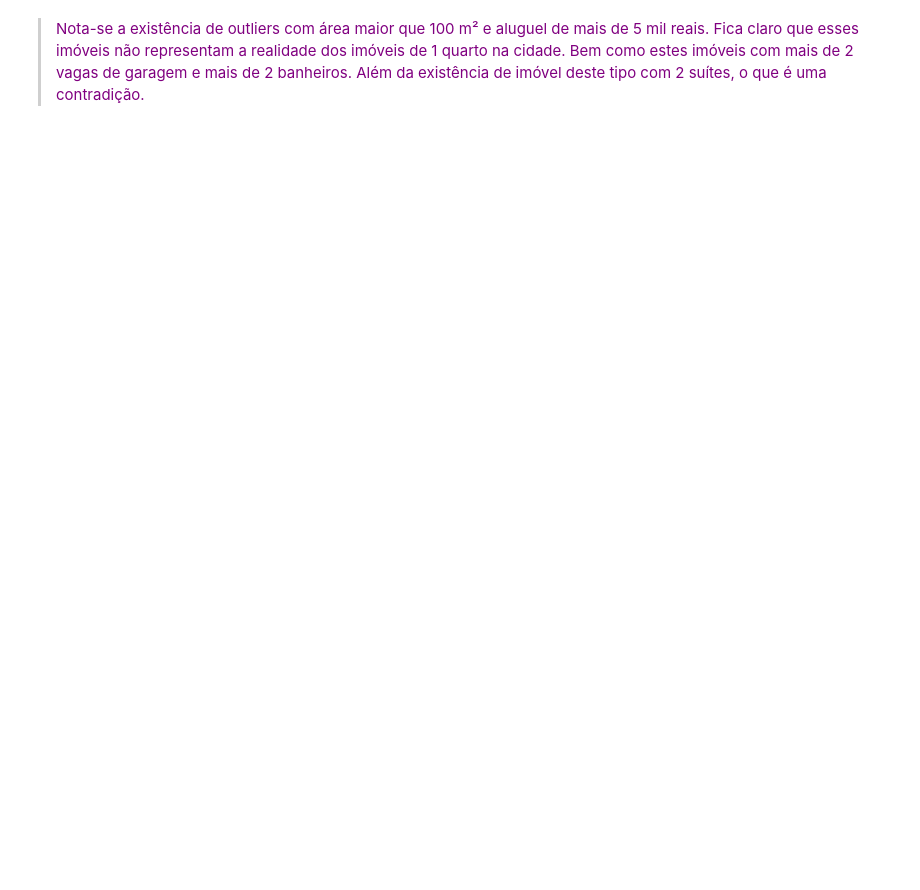
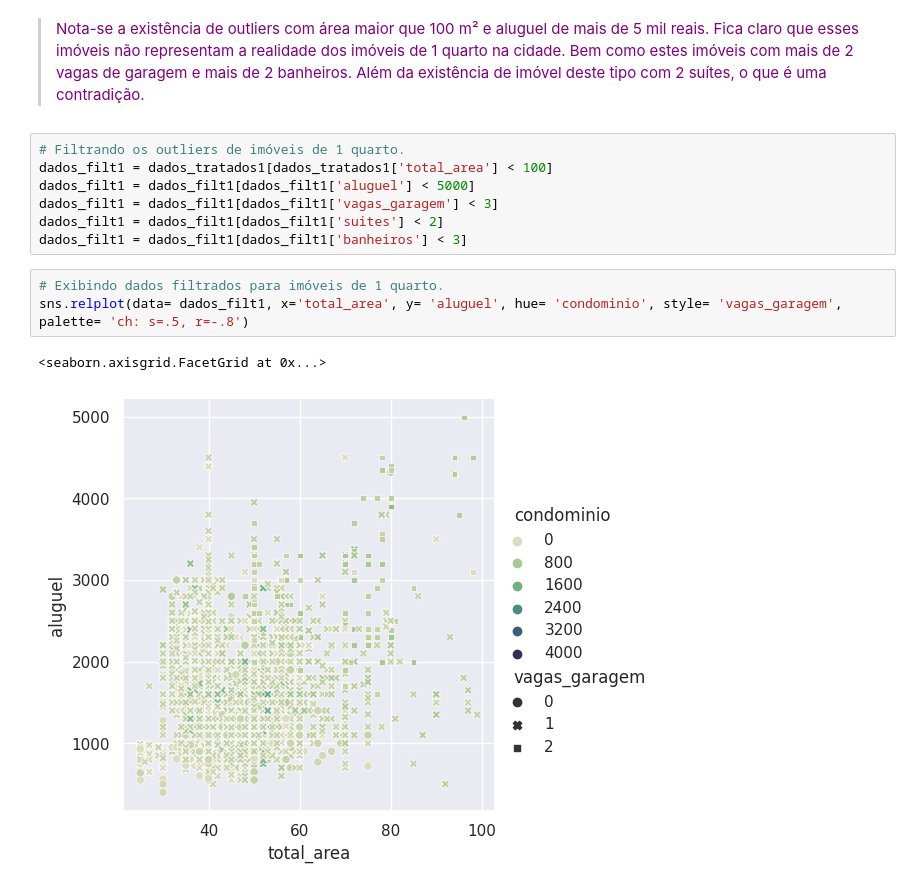
Before and after one commit to fabiollg/PI-4_Predicao_Valores_Imoveis_SJC, a Jupyter notebook: PI_4_Predicao_Valores_Imoveis_SJC.ipynb, the cells around one changed output. Drawn from its saved outputs; the diff is of its cells as text; blank space fills up the shorter version.

```diff
--- a/PI_4_Predicao_Valores_Imoveis_SJC.ipynb
+++ b/PI_4_Predicao_Valores_Imoveis_SJC.ipynb
@@ -1102,3 +1105,16 @@ dados_tratados1.describe(percentiles=[0.05,0.10,0.25,0.5,0.75,0.9,0.95])
 | max | 3.000000 | 1.0 | 2.000000 | 6.0 | 348.000000 | 20000.000000 | 4389.000000 | -23.093156 | -45.758430 |
 # %% [markdown]
 > <font color="#800080">Nota-se a existência de outliers com área maior que 100 m² e aluguel de mais de 5 mil reais. Fica claro que esses imóveis não representam a realidade dos imóveis de 1 quarto na cidade. Bem como estes imóveis com mais de 2 vagas de garagem e mais de 2 banheiros. Além da existência de imóvel deste tipo com 2 suítes, o que é uma contradição.</font>
+# %%
+# Filtrando os outliers de imóveis de 1 quarto.
+dados_filt1 = dados_tratados1[dados_tratados1['total_area'] < 100]
+dados_filt1 = dados_filt1[dados_filt1['aluguel'] < 5000]
+dados_filt1 = dados_filt1[dados_filt1['vagas_garagem'] < 3]
+dados_filt1 = dados_filt1[dados_filt1['suites'] < 2]
+dados_filt1 = dados_filt1[dados_filt1['banheiros'] < 3]
+# %%
+# Exibindo dados filtrados para imóveis de 1 quarto.
+sns.relplot(data= dados_filt1, x='total_area', y= 'aluguel', hue= 'condominio', style= 'vagas_garagem', palette= 'ch: s=.5, r=-.8')
+# %% [output]
+<seaborn.axisgrid.FacetGrid at 0x...>
+[figure, added]
```
Also changed, not shown: parts of 11 cells of this notebook.
